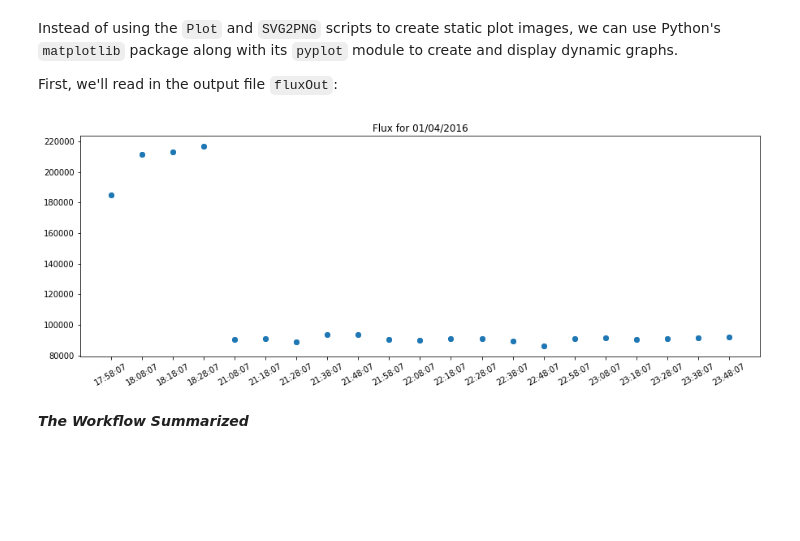
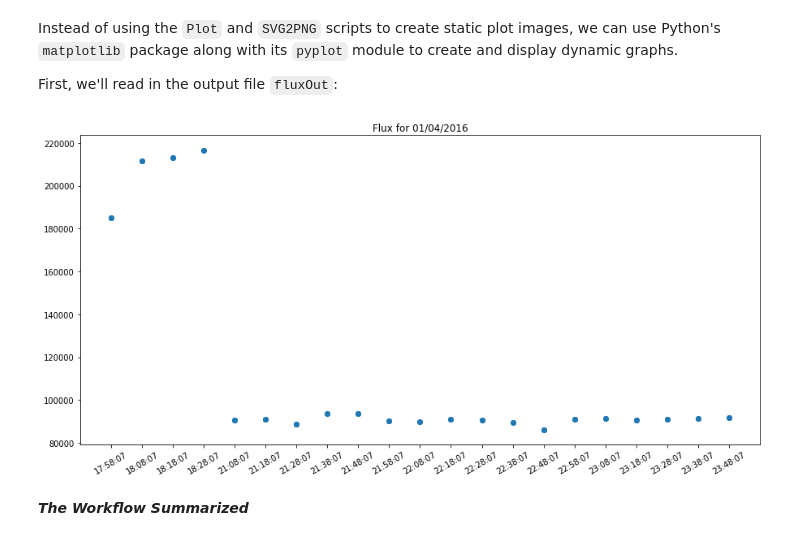
Before and after one commit to QuarkNet-HEP/Cosmic, a Jupyter notebook: Analysis/study_Flux.ipynb, the cells around one changed output. Saved outputs shown, nothing was run; the diff lists cells and outputs as text; code cells hidden in the pictures; blank space fills up the shorter version.

```diff
--- a/Analysis/study_Flux.ipynb
+++ b/Analysis/study_Flux.ipynb
@@ -228,35 +244,35 @@ with open("fluxOut") as flux:
     # Get the date
     date=str(lines[0].split()[0])
 
     # Split each line into x, y, and uncertainty arrays:
     x = [(line.split()[1]) for line in lines]
     y = [float(line.split()[2]) for line in lines]
     dy = [float(line.split()[3]) for line in lines]
 
 #print(x)
 #print(y)
 #print(len(y))
 
 # Make the output plot bigger:
 #scale=15
 #plt.rcParams["figure.figsize"]=[scale,scale]
-plt.rcParams["figure.figsize"]=[15,5]
+plt.rcParams["figure.figsize"]=[15,7]
 
 # Slant tick-labels on x-axis for readability
 plt.xticks(rotation=30)
 
 # Add a title
 plt.title("Flux for " + date)
 
 plt.scatter(x,y)
 
 # Add error bars
 #   Amplify error bars just to see if they're really there:
 #   dy = [20*i for i in dy]
 plt.errorbar(x,y,yerr=dy,linestyle="None",fmt='o')
 plt.show()
 # %% [output]
-[figure, old version]
+[figure, new version]
 # %% [markdown]
 **_The Workflow Summarized_**
 # %% [markdown]
```
Also changed, not shown: parts of 10 cells of this notebook.
